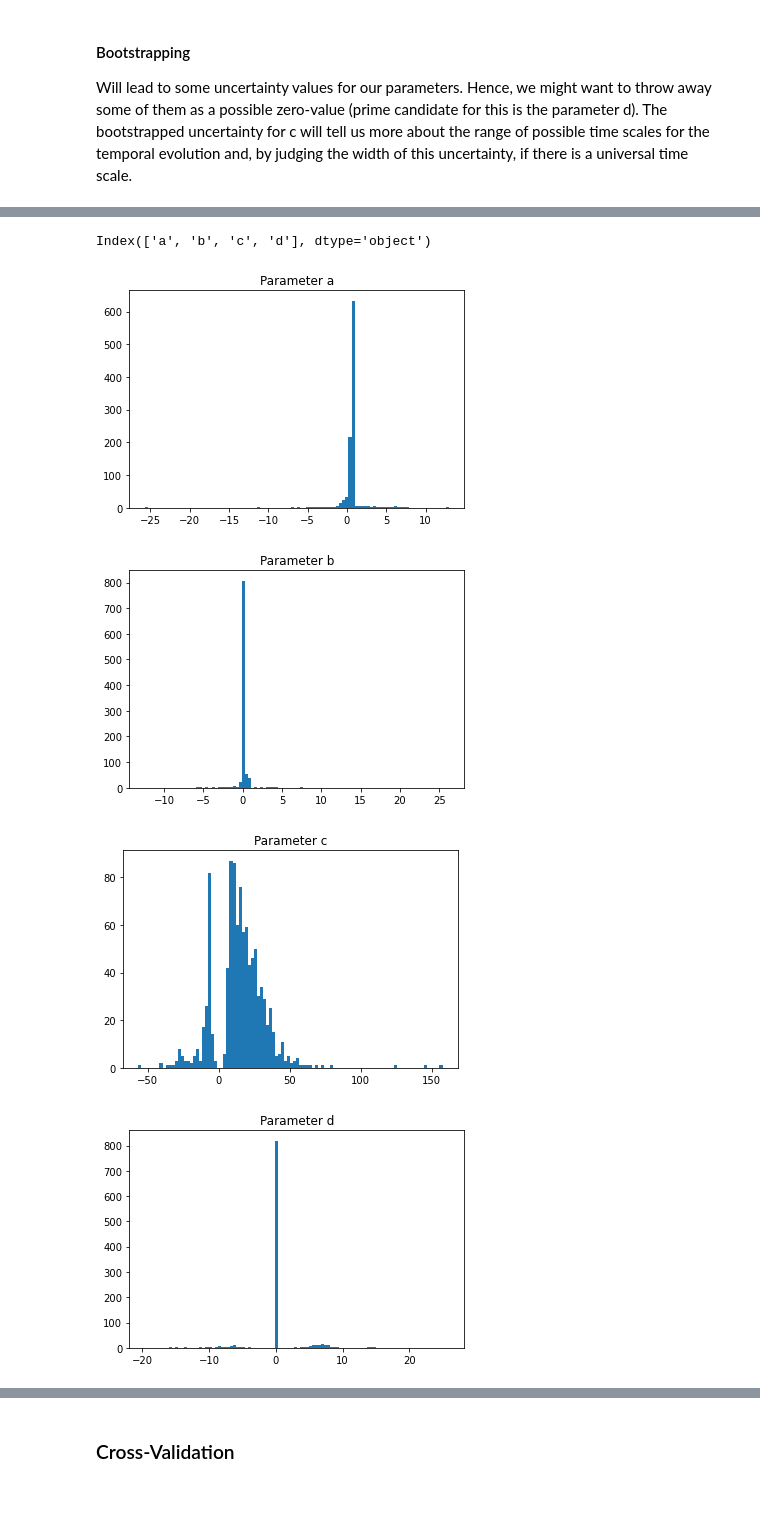
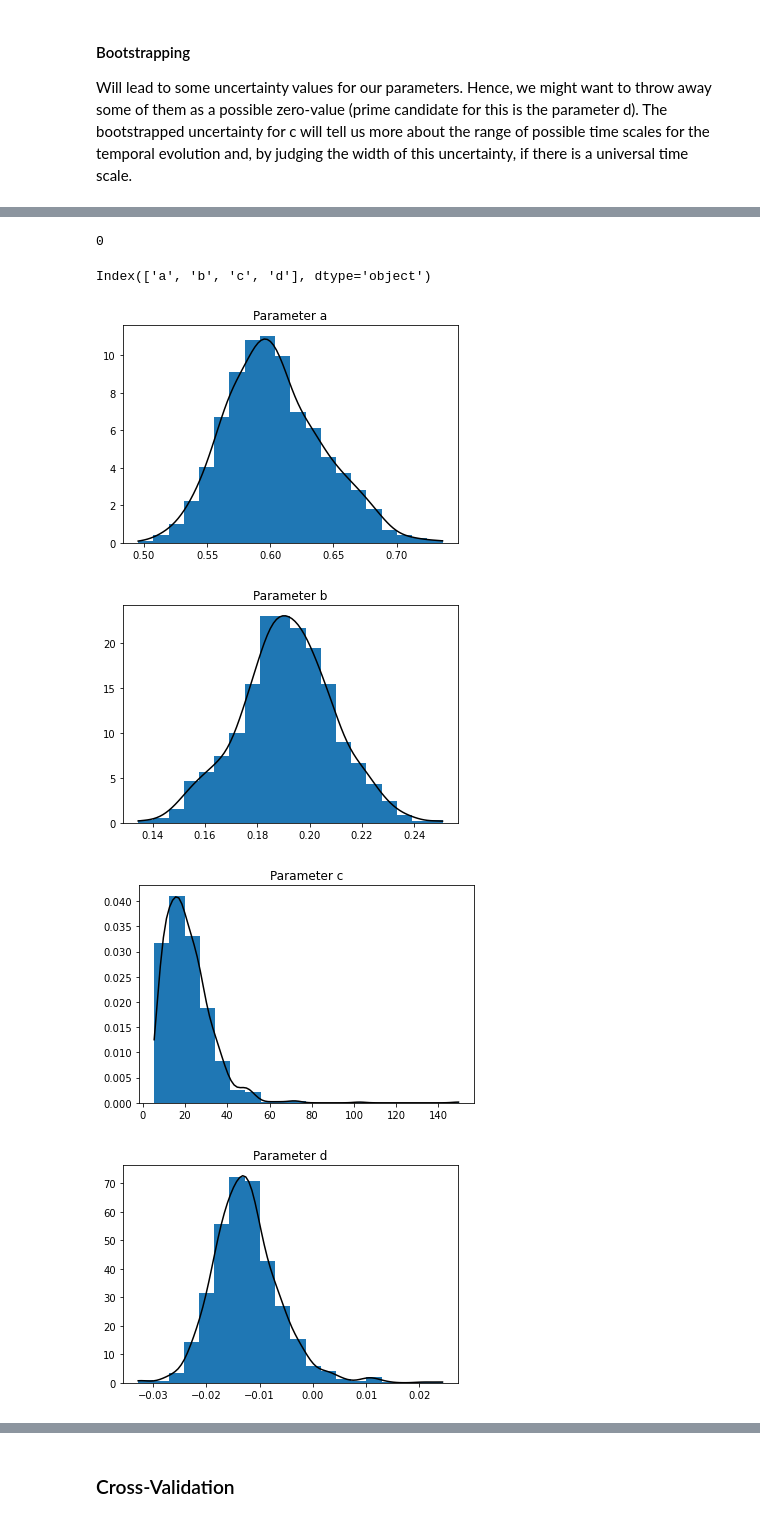
Before and after one commit to TobiasW1891/CSH_Project, a Jupyter notebook: RelTime Analysis.ipynb, the cells around one changed output, grey strips where cells are left out. Drawn from its saved outputs; the diff is of its cells as text; code cells hidden in the pictures.

```diff
--- a/RelTime Analysis.ipynb
+++ b/RelTime Analysis.ipynb
@@ -257,3 +257,6 @@ def f(x, a, b, c, d):
 The parameter c (or rather 1/c) corresponds to a time scale of the temporal evolution.
 # %%
 (a_, b_, c_, d_), _ = opt.curve_fit(f, X, y)
+
+p0 = np.array((a_, b_, c_, d_))
+print(p0)
@@ -319,6 +326,7 @@ NGA_red = list(set(Data_RT["NGA"]))
 import random
 random.seed(1234)
 nBT = 1000 # how many Bootstraps
+negCcount = 0
 
 Params = pd.DataFrame(columns = ["a", "b", "c", "d"]) # df of the parameters
 
@@ -334,10 +342,24 @@ for i in range(nBT):
 
     X = np.array(list(X)) # for some reason, this transformation is necessary
     X = X/T # normalisation of the data
-    (a_, b_, c_, d_), _ = opt.curve_fit(f, X, y)
+    (a_, b_, c_, d_), _ = opt.curve_fit(f, X, y, p0) # p0: Initial guess = Full Estimation
+                                                     # Otherwise: direction can reverse with c<0
 
     Params = pd.concat([Params,
                        pd.DataFrame(data={"a":[a_], "b":[b_], "c":[c_], "d":[d_]})])
+    if c_ < 0:
+        print(NGA_selection)
+        negCcount +=1
+        for N in NGA_selection:
+            DF = Data_RT[Data_RT["NGA"] == N]
+            plt.plot(DF["RelTime"]/T,    # ALSO normalised
+            DF["SPC1"], label=N)
+            plt.plot(x_show, y_hat, "-.",label="ESTIMATION", c = "k", linewidth=3) # FOR FULL DATA
+            plt.plot(x_show, f(x_show, a_, b_, c_, d_), "-.",c="r", linewidth = 3)
+
+        plt.show()
+
     print(a_, b_, c_, d_)
+    print("-----------------")
 print(Params.round(2))
 # %% [output]
@@ -377,3 +389,7 @@ print(Params.round(2))
+# %%
+print(negCcount)
+# %% [output]
+0
 # %%
 Params.columns
 # %% [output]
@@ -381,12 +397,18 @@ Index(['a', 'b', 'c', 'd'], dtype='object')
 # %%
 for P in Params.columns:
 
-    plt.hist(Params[P],bins=100)
+
+    Ps = Params[P]
+    P_range = np.linspace(min(Ps), max(Ps),100)
+    KDE = gaussian_kde(Ps)(P_range)
+
+    plt.hist(Ps,bins=20, density= True)
+    plt.plot(P_range, KDE, c="k")
     plt.title("Parameter "+str(P))
     plt.show()
 # %% [output]
-[figure, old version]
+[figure, new version]
-[figure, old version]
+[figure, new version]
-[figure, old version]
+[figure, new version]
-[figure, old version]
+[figure, new version]
 # %% [markdown]
```
Also changed, not shown: parts of 18 cells of this notebook.
